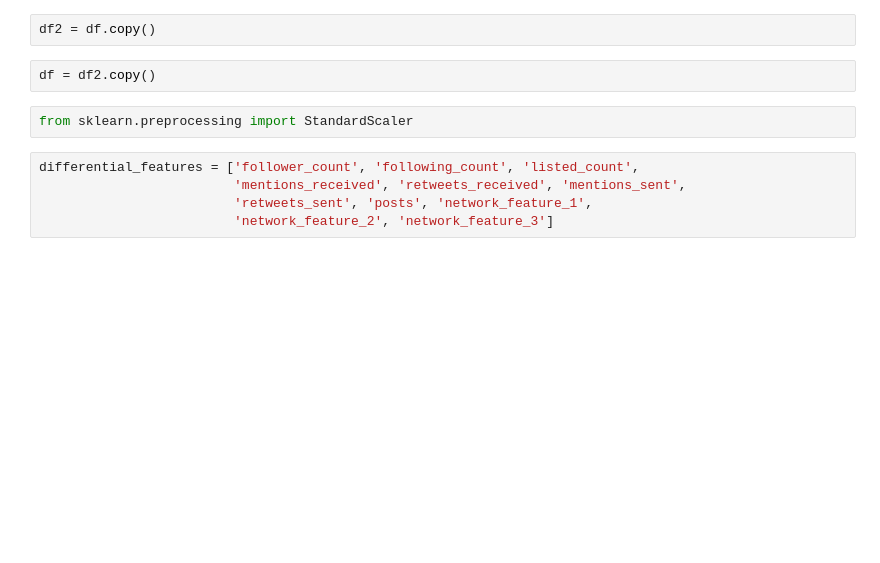
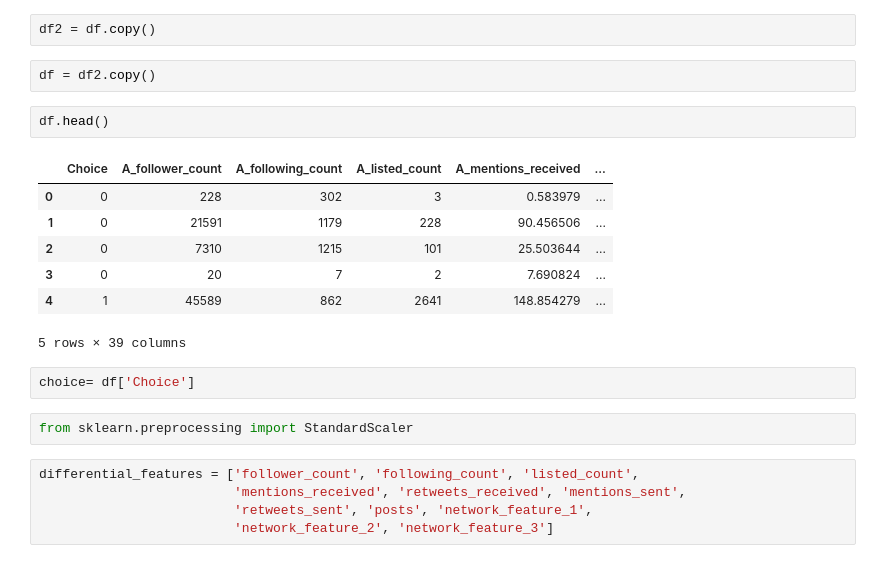
Before and after one commit to lazy0ninja/Social_Media_Analytics, a Jupyter notebook: Part1/part1_eda_features_eng.ipynb, the cells around one changed output. Cells and saved outputs as stored; diff of their text form; blank space fills up the shorter version.

```diff
--- a/Part1/part1_eda_features_eng.ipynb
+++ b/Part1/part1_eda_features_eng.ipynb
@@ -100,6 +99,18 @@ for i, col in enumerate(df_exp.columns):
 df2 = df.copy()
 # %%
 df = df2.copy()
+# %%
+df.head()
+# %% [output]
+|  | Choice | A_follower_count | A_following_count | A_listed_count | A_mentions_received | ... |
+| 0 | 0 | 228 | 302 | 3 | 0.583979 | ... |
+| 1 | 0 | 21591 | 1179 | 228 | 90.456506 | ... |
+| 2 | 0 | 7310 | 1215 | 101 | 25.503644 | ... |
+| 3 | 0 | 20 | 7 | 2 | 7.690824 | ... |
+| 4 | 1 | 45589 | 862 | 2641 | 148.854279 | ... |
+5 rows × 39 columns
+# %%
+choice= df['Choice']
 # %%
 from sklearn.preprocessing import StandardScaler
 # %%
```
Also changed, not shown: parts of 7 cells of this notebook, 1 other file.
